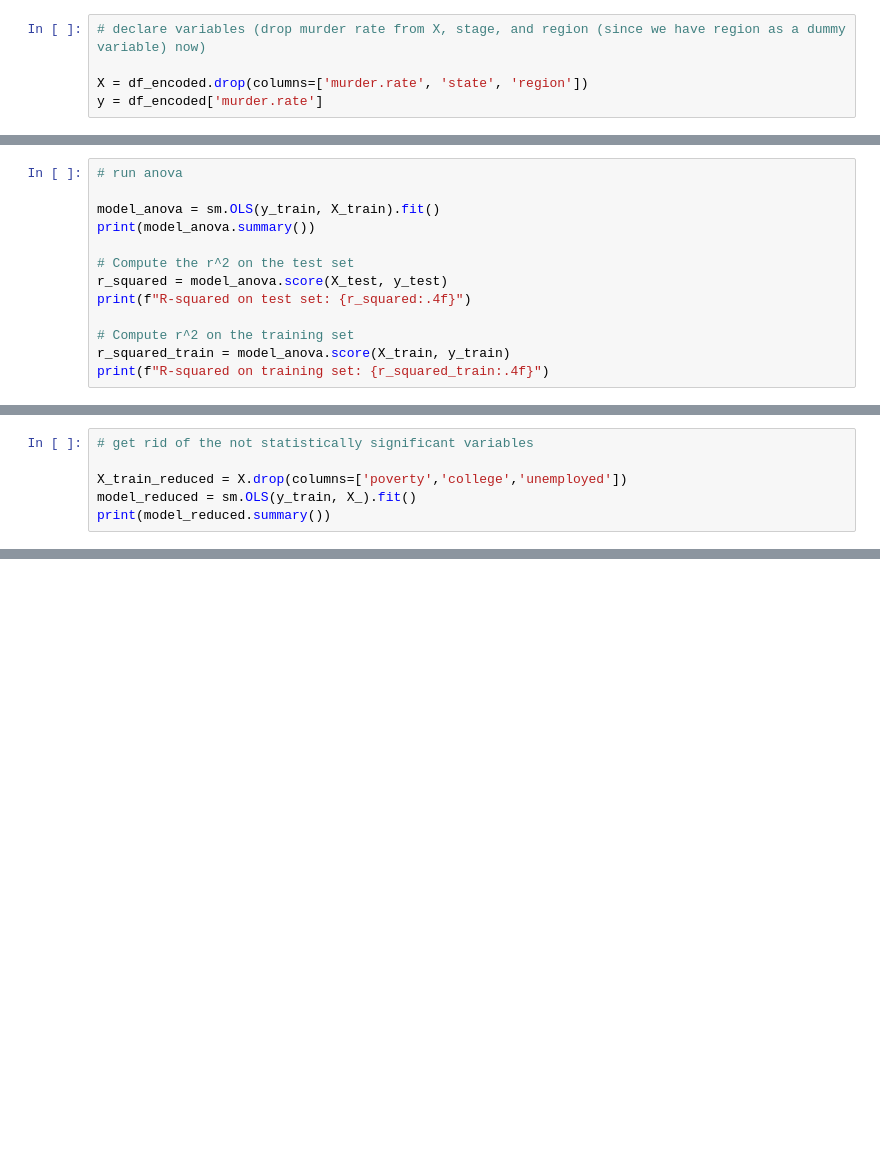
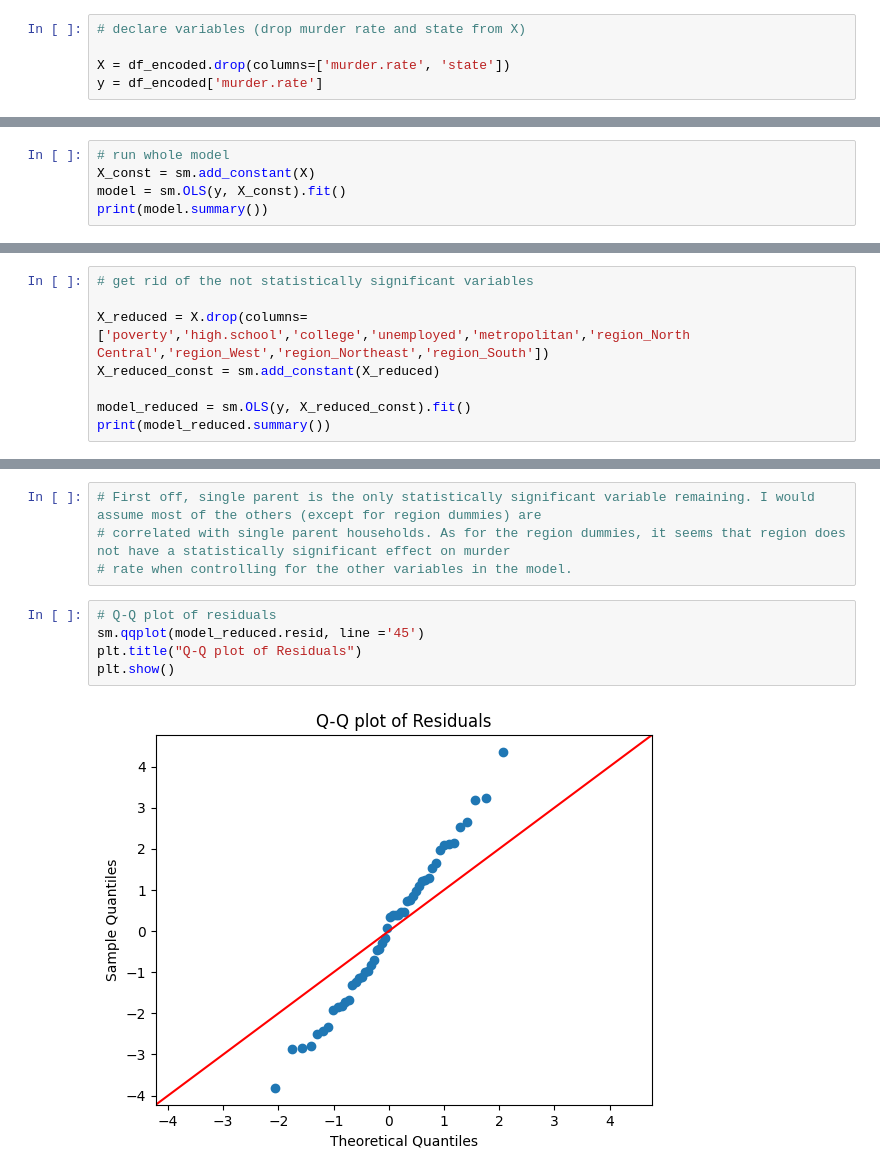
Before and after one commit to bpickett14/MATH3310_FA_2025_P01_G01_PICKETT, a Jupyter notebook: notebooks/first_project.ipynb, the cells around one changed output, grey strips where cells are left out. Drawn from its saved outputs; the diff is of its cells as text; blank space fills up the shorter version.

```diff
--- a/notebooks/first_project.ipynb
+++ b/notebooks/first_project.ipynb
@@ -47,5 +48,5 @@ df_encoded.head()
 # %%
-# declare variables (drop murder rate from X, stage, and region (since we have region as a dummy variable) now)
+# declare variables (drop murder rate and state from X)
 
-X = df_encoded.drop(columns=['murder.rate', 'state', 'region'])
+X = df_encoded.drop(columns=['murder.rate', 'state'])
 y = df_encoded['murder.rate']
@@ -97,14 +53,6 @@ dtype: object
 # %%
-# run anova
-
-model_anova = sm.OLS(y_train, X_train).fit()
-print(model_anova.summary())
-
-# Compute the r^2 on the test set
-r_squared = model_anova.score(X_test, y_test)
-print(f"R-squared on test set: {r_squared:.4f}")
-
-# Compute r^2 on the training set
-r_squared_train = model_anova.score(X_train, y_train)
-print(f"R-squared on training set: {r_squared_train:.4f}")
+# run whole model
+X_const = sm.add_constant(X)
+model = sm.OLS(y, X_const).fit()
+print(model.summary())
 # %% [output]
@@ -112,7 +90,9 @@ ValueError: Pandas data cast to numpy dtype of object. Check input data with np.
 # %%
 # get rid of the not statistically significant variables
 
-X_train_reduced = X.drop(columns=['poverty','college','unemployed'])
-model_reduced = sm.OLS(y_train, X_).fit()
+X_reduced = X.drop(columns=['poverty','high.school','college','unemployed','metropolitan','region_North Central','region_West','region_Northeast','region_South'])
+X_reduced_const = sm.add_constant(X_reduced)
+
+model_reduced = sm.OLS(y, X_reduced_const).fit()
 print(model_reduced.summary())
 # %% [output]
@@ -135,0 +116,11 @@ Notes:
+# %%
+# First off, single parent is the only statistically significant variable remaining. I would assume most of the others (except for region dummies) are
+# correlated with single parent households. As for the region dummies, it seems that region does not have a statistically significant effect on murder
+# rate when controlling for the other variables in the model.
+# %%
+# Q-Q plot of residuals
+sm.qqplot(model_reduced.resid, line ='45')
+plt.title("Q-Q plot of Residuals")
+plt.show()
+# %% [output]
+[figure, added]
```
Also changed, not shown: parts of 20 cells of this notebook.
